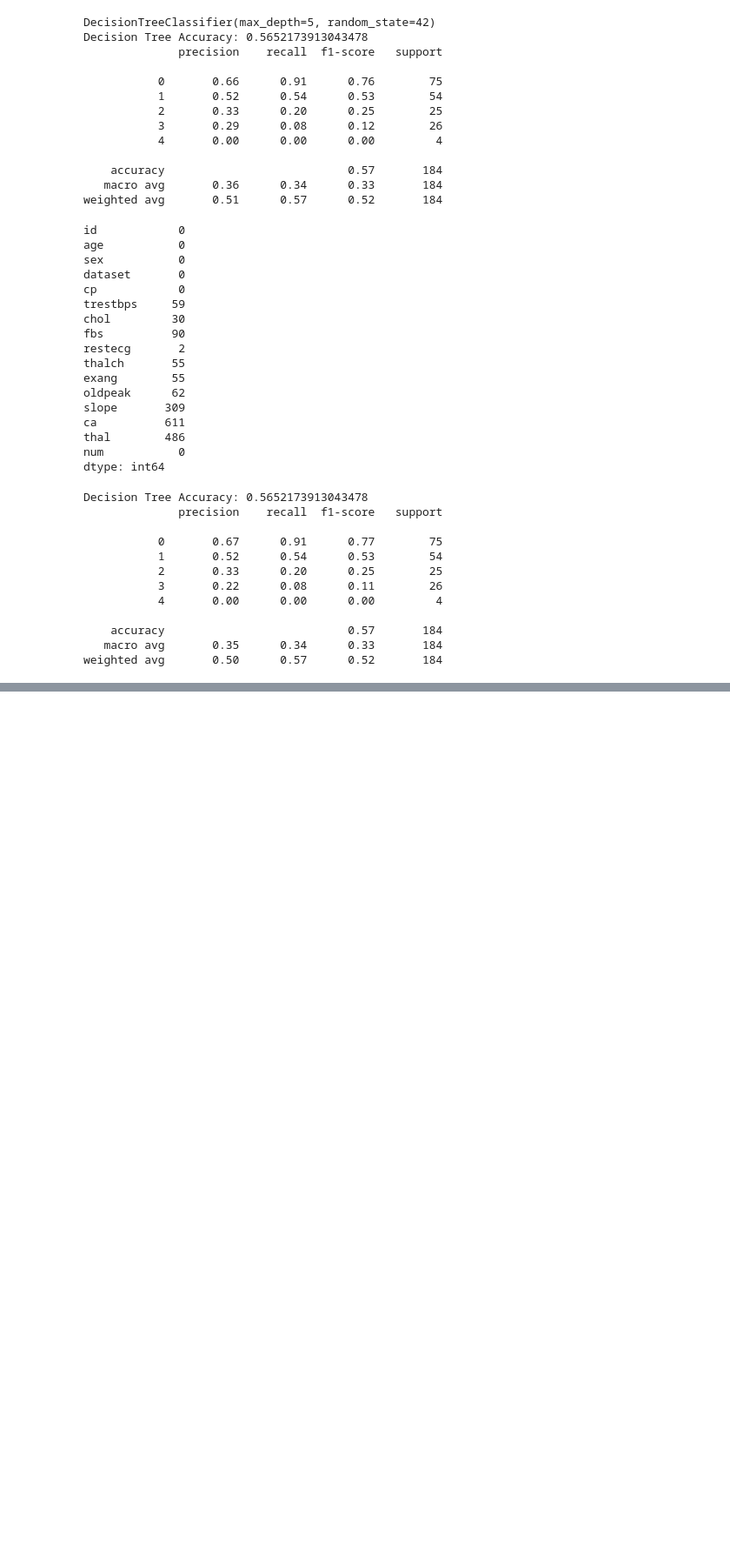
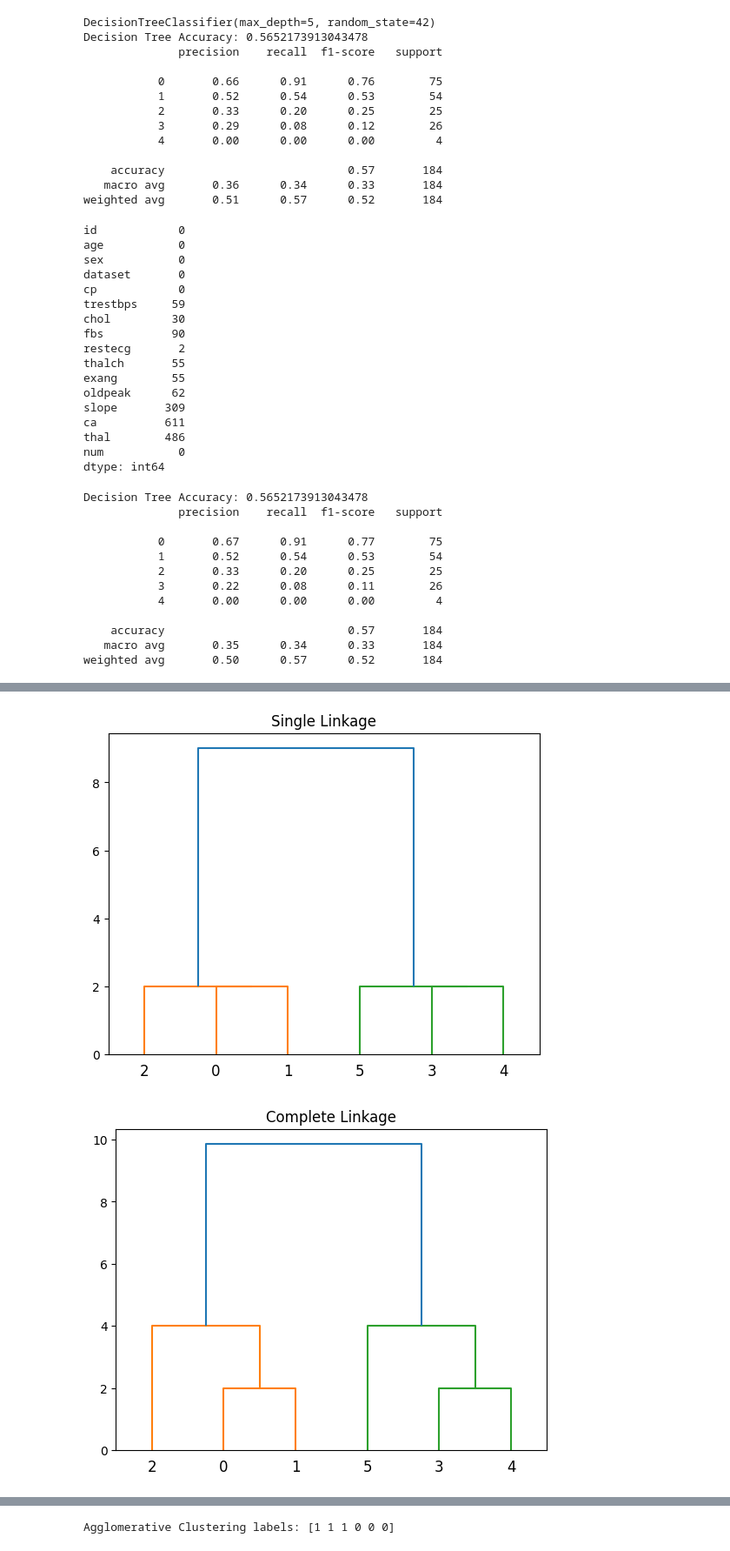
Before and after one commit to srichandana498/ML, a Jupyter notebook: ML.ipynb, the cells around one changed output, grey strips where cells are left out. Shown at 87% size. Saved outputs shown, nothing was run; the diff lists cells and outputs as text; code cells hidden in the pictures; blank space fills up the shorter version.

```diff
--- a/ML.ipynb
+++ b/ML.ipynb
@@ -1651,0 +1698,64 @@ NameError: name 'svc_pred' is not defined
+# %%
+# Hierarchial clustering
+# pip install numpy scipy matplotlib scikit-learn
+from scipy.cluster.hierarchy import linkage, dendrogram
+import matplotlib.pyplot as plt
+import numpy as np
+
+# Sample data
+data = np.array([
+    [1, 2],
+    [1, 4],
+    [1, 0],
+    [10, 2],
+    [10, 4],
+    [10, 0]
+])
+
+
+# Single linkage
+linkage_single = linkage(data, method='single')
+
+plt.figure()
+dendrogram(linkage_single)
+plt.title("Single Linkage")
+plt.show()
+
+
+# Complete Linkage
+linkage_complete = linkage(data, method='complete')
+
+plt.figure()
+dendrogram(linkage_complete)
+plt.title("Complete Linkage")
+plt.show()
+
+
+# Average linkage
+linkage_average = linkage(data, method='average')
+
+plt.figure()
+dendrogram(linkage_average)
+plt.title("Average Linkage")
+plt.show()
+
+
+# Ward’s Linkage
+linkage_ward = linkage(data, method='ward')
+
+plt.figure()
+dendrogram(linkage_ward)
+plt.title("Ward's Linkage")
+plt.show()
+
+
+# Centroid linkage
+linkage_centroid = linkage(data, method='centroid')
+
+plt.figure()
+dendrogram(linkage_centroid)
+plt.title("Centroid Linkage")
+plt.show()
+# %% [output]
+[figure, added]
+[figure, added]
@@ -1651,0 +1765,16 @@ NameError: name 'svc_pred' is not defined
+# %%
+# Agglomerative clustering
+from sklearn.cluster import AgglomerativeClustering
+import numpy as np
+
+data = np.array([
+    [1, 2], [1, 4], [1, 0],
+    [10, 2], [10, 4], [10, 0]
+])
+
+agglo = AgglomerativeClustering(n_clusters=2, linkage='ward')  # linkage can be 'ward', 'complete', 'average', or 'single'
+labels = agglo.fit_predict(data)
+
+print("Agglomerative Clustering labels:", labels)
+# %% [output]
+Agglomerative Clustering labels: [1 1 1 0 0 0]
```
Also changed, not shown: parts of 15 cells of this notebook.
